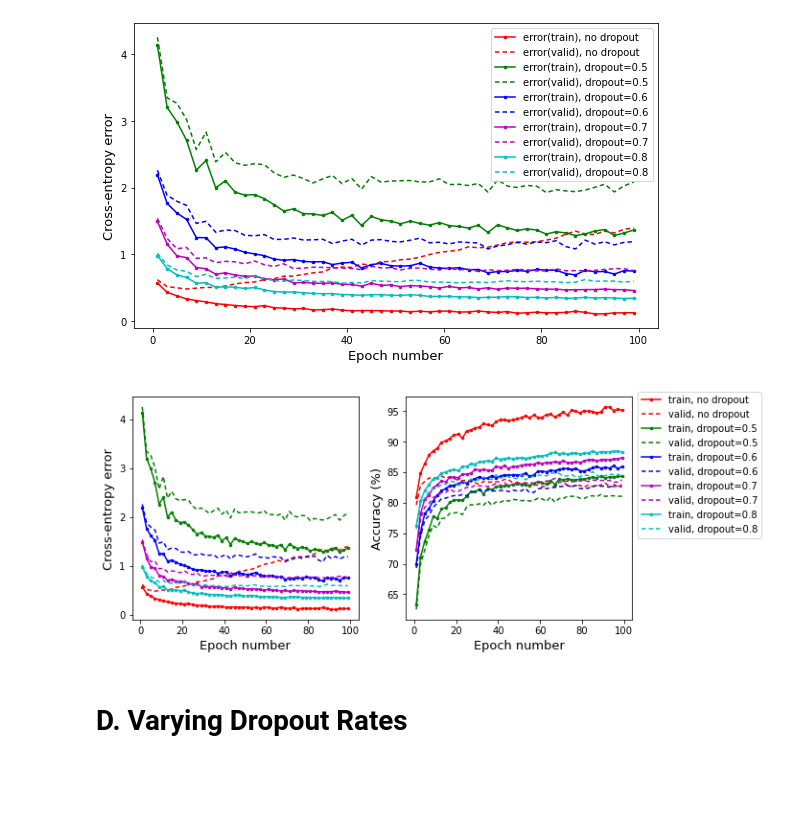
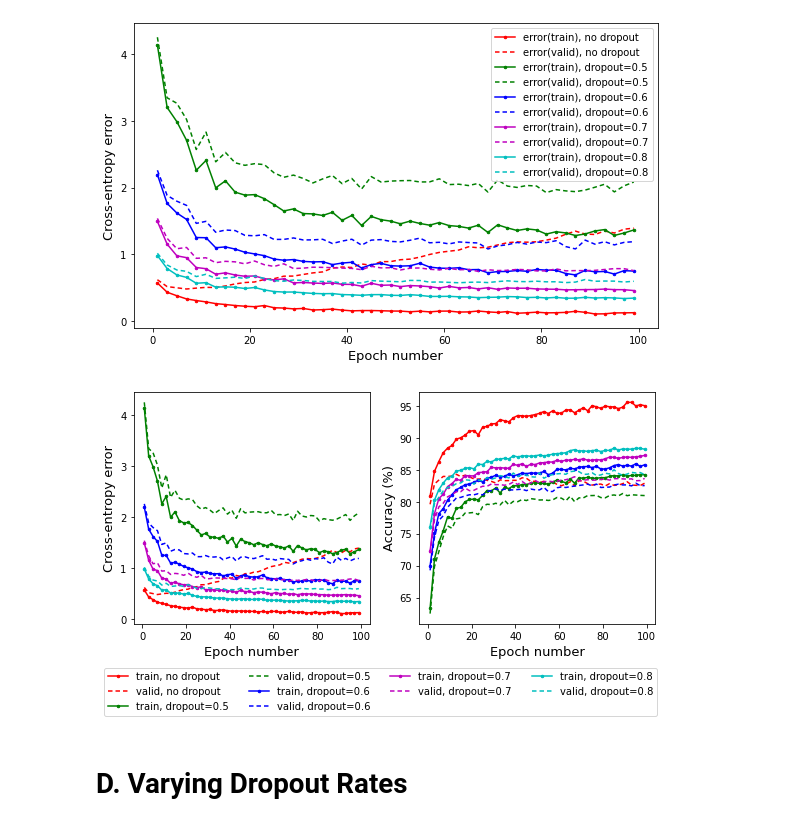
Before and after one commit to falloncandra/mlpractical, a Jupyter notebook: notebooks/Plot Generator.ipynb, the cells around one changed output. Drawn from its saved outputs; the diff is of its cells as text; code cells hidden in the pictures; blank space fills up the shorter version.

```diff
--- a/notebooks/Plot Generator.ipynb
+++ b/notebooks/Plot Generator.ipynb
@@ -57,6 +57,7 @@ import matplotlib.pyplot as plt
 def plot_combined_2(eval_list, interval, file_name):
     colors = ['r', 'g', 'b', 'm', 'c']
     mark_size = 5
+    n_col = 4
 #     fig, ax = plt.subplots(1, 1, 1, sharex=True,figsize=(8, 5))
     fig = plt.figure(figsize=(8, 4))
     ax_1 = fig.add_subplot(121)
@@ -121,8 +122,10 @@ def plot_combined_2(eval_list, interval, file_name):
     ax_2.set_xlabel('Epoch number', {'fontsize': 13, 'fontweight': 500})
 
     handles, labels = ax_2.get_legend_handles_labels()
-    fig.legend(handles, labels, loc='upper right', bbox_to_anchor=(1.22, 1))
+    lgd = fig.legend(handles, labels, loc='lower center', ncol=n_col
+                     , bbox_to_anchor=(0.5, -0.18)
+                    )
 
     plt.tight_layout()
-    plt.savefig(file_name)
+    plt.savefig(file_name, bbox_extra_artists=(lgd,), bbox_inches='tight')
     plt.show()
@@ -128,0 +134,9 @@ def plot_combined_2(eval_list, interval, file_name):
+# %%
+inputs = [
+    ('units=100','100-unit-1-Hidden-Layer-Networks.pickle')
+]
+
+eval_list = []
+for info, eval_path in inputs:
+    with open(os.path.join(EVAL_DIR, eval_path), 'rb') as f:
+        eval_list.append((info, pickle.load(f)))
@@ -190,9 +208,9 @@ plot_combined(eval_list, interval=2, file_name='../images/T2.Adding-Dropout-0.5-
 # %% [output]
 [figure]
 # %%
-plot_combined_2(eval_list, interval=2, file_name='../images/T2.Adding-Dropout-0.5-err-acc.pdf')
+plot_combined_2(eval_list, interval=2, file_name='../images/T2.Adding-Dropout-0.5-0.6-0.7-0.8-err-acc.pdf')
 # %% [output]
-[figure, old version]
+[figure, new version]
 # %% [markdown]
 # D. Varying Dropout Rates
 # %%
```
Also changed, not shown: parts of 8 cells of this notebook, 33 other files.
